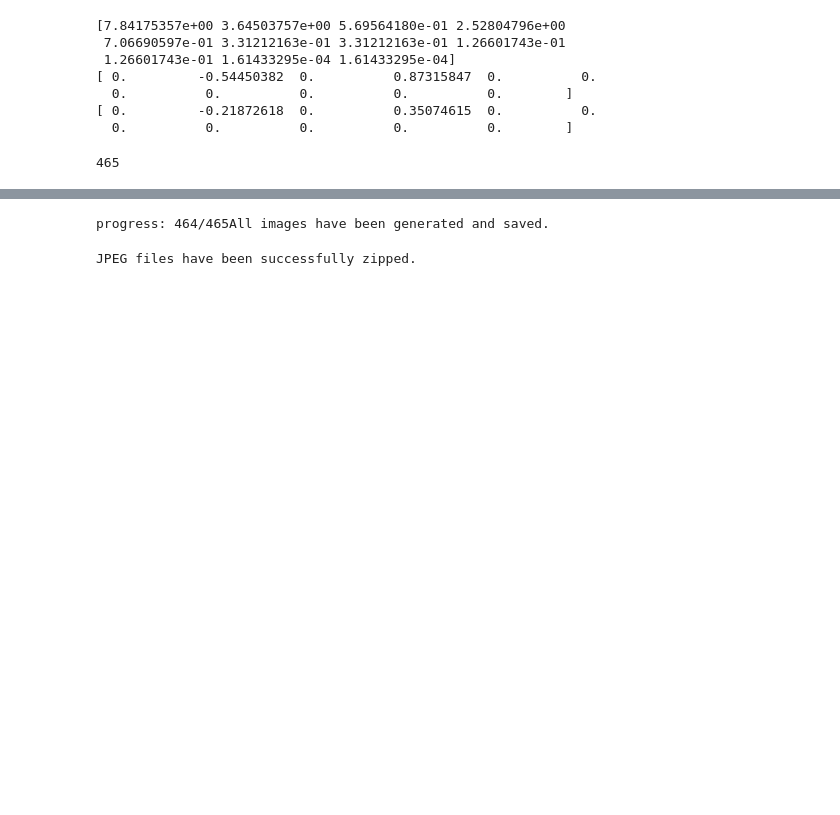
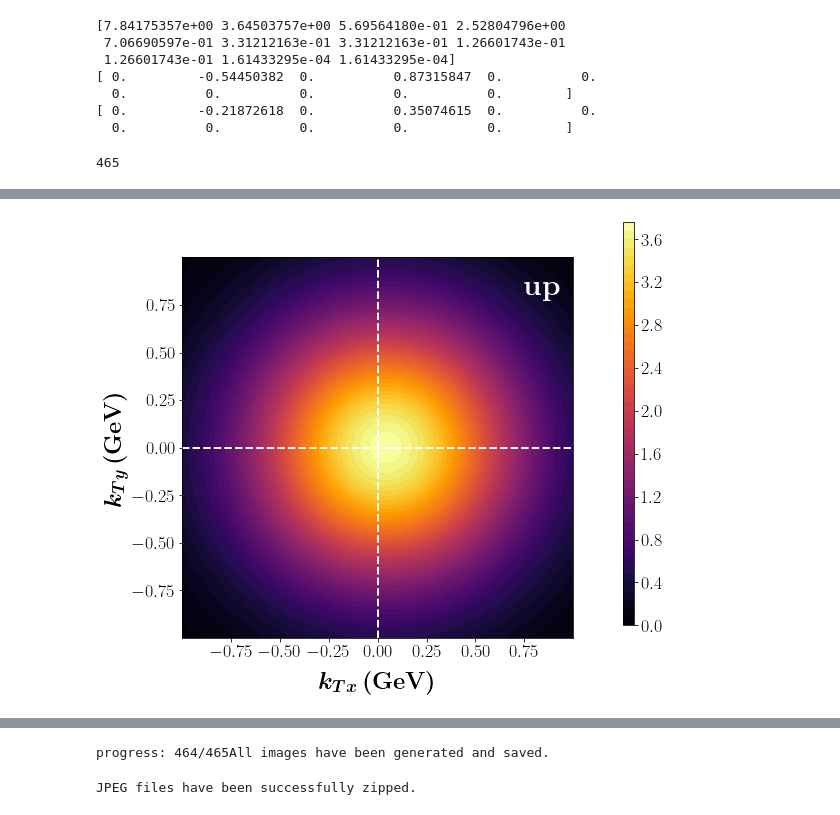
Before and after one commit to prokudin/PSU_PHYS496, a Jupyter notebook: AI/gan/GAN_prepare_data.ipynb, the cells around one changed output, grey strips where cells are left out. Saved outputs shown, nothing was run; the diff lists cells and outputs as text; code cells hidden in the pictures; blank space fills up the shorter version.

```diff
--- a/AI/gan/GAN_prepare_data.ipynb
+++ b/AI/gan/GAN_prepare_data.ipynb
@@ -106,0 +191,53 @@ CS = ax.contour(X, Y, Z)
+# %%
+import matplotlib.pyplot as plt
+import numpy as np
+
+from matplotlib.colors import Normalize
+import matplotlib.cm as cm
+
+npixels = 50
+
+kTx = np.linspace(-1,1,npixels)
+kTy = np.linspace(-1,1,npixels)
+X, Y = np.meshgrid(kTx, kTy)
+
+Z=[]
+x = 0.1
+Q2 = 10
+
+irep = 0 # this can be changed to produce replicas of images, can be from 0 to 465
+for ky in kTy:
+    Z1 = []
+    for kx in kTx:
+        Z1.append(plot_function_u(irep,x,Q2,kx,ky))
+    Z.append(Z1)
+
+nrows,ncols=1,1
+fig = py.figure(figsize=(ncols*7,nrows*7))
+ax=py.subplot(nrows,ncols,1)
+ax.axhline(0,color='white',ls='--',linewidth=2)
+ax.axvline(0,color='white',ls='--',linewidth=2)
+#im = ax.imshow(Z, interpolation='bilinear', origin='lower',
+#               cmap=cm.inferno, extent=(-1, 1, -1, 1))
+c1=ax.contourf(X,Y,Z,cmap='inferno',levels=npixels)
+ax.set_ylabel(r'\boldmath{$k_{Ty}\,{\rm (GeV)}$}',fontsize=24)
+ax.set_xlabel(r'\boldmath{$k_{Tx}\,{\rm (GeV)}$}',fontsize=24,labelpad=10)
+ax.set_yticks([-0.75,-0.5,-0.25,0,0.25,0.5,0.75])
+ax.tick_params(labelsize=18)
+#ax.set_yticklabels([r'\boldmath{$-0.75$}',r'\boldmath{$-0.5$}',r'\boldmath{$-0.25$}',\
+#                     r'\boldmath{$0.0$}',r'\boldmath{$0.25$}',r'\boldmath{$0.5$}',r'\boldmath{$0.75$}'])
+ax.set_xticks([-0.75,-0.5,-0.25,0,0.25,0.5,0.75])
+#ax.set_xticklabels([r'\boldmath{$-0.75$}',r'\boldmath{$-0.5$}',r'\boldmath{$-0.25$}',\
+#                     r'\boldmath{$0.0$}',r'\boldmath{$0.25$}',r'\boldmath{$0.5$}',r'\boldmath{$0.75$}'])
+
+ax.text(0.875,0.9,r'\boldmath{${\rm up}$}',size=30,color='white',transform=ax.transAxes)
+
+cbar_ax=fig.add_axes([1., 0.15, 0.02, 0.8])
+cbar_ax.tick_params(labelsize=18)
+
+cbar=fig.colorbar(c1,cax=cbar_ax)
+
+plot_path = mypath+f'/images/sivers_npixels={npixels}x{npixels}_3D.pdf'
+py.savefig(plot_path)
+# %% [output]
+[figure, added]
```
Also changed, not shown: parts of 10 cells of this notebook, 2 other files.
